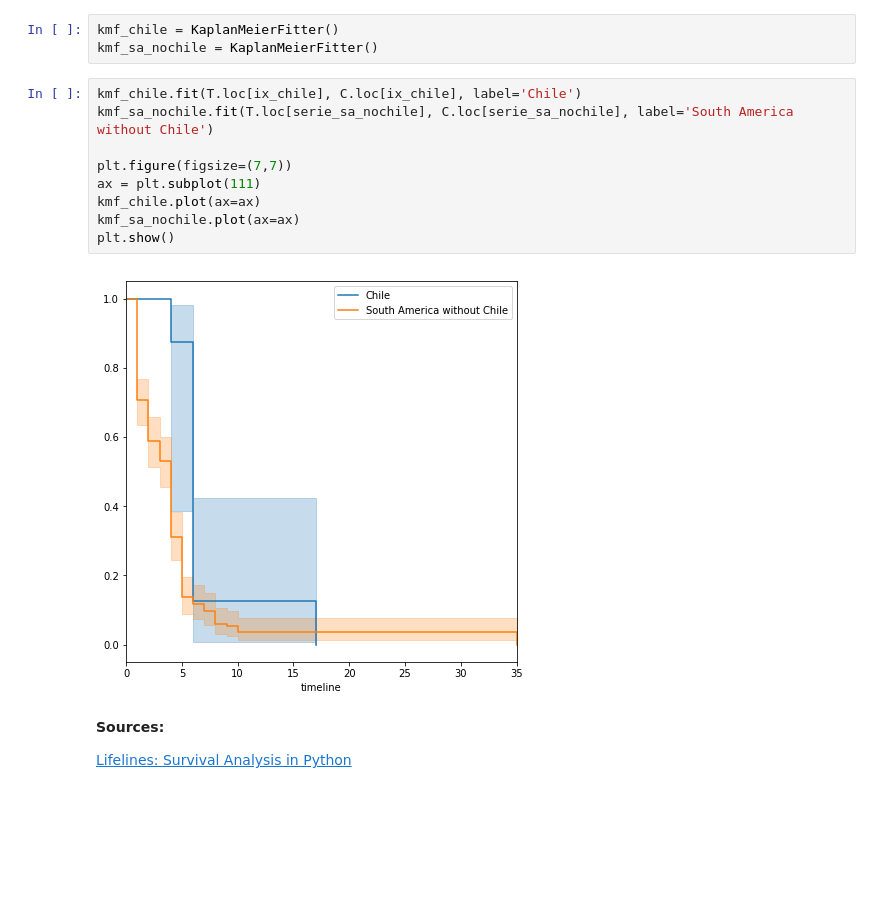
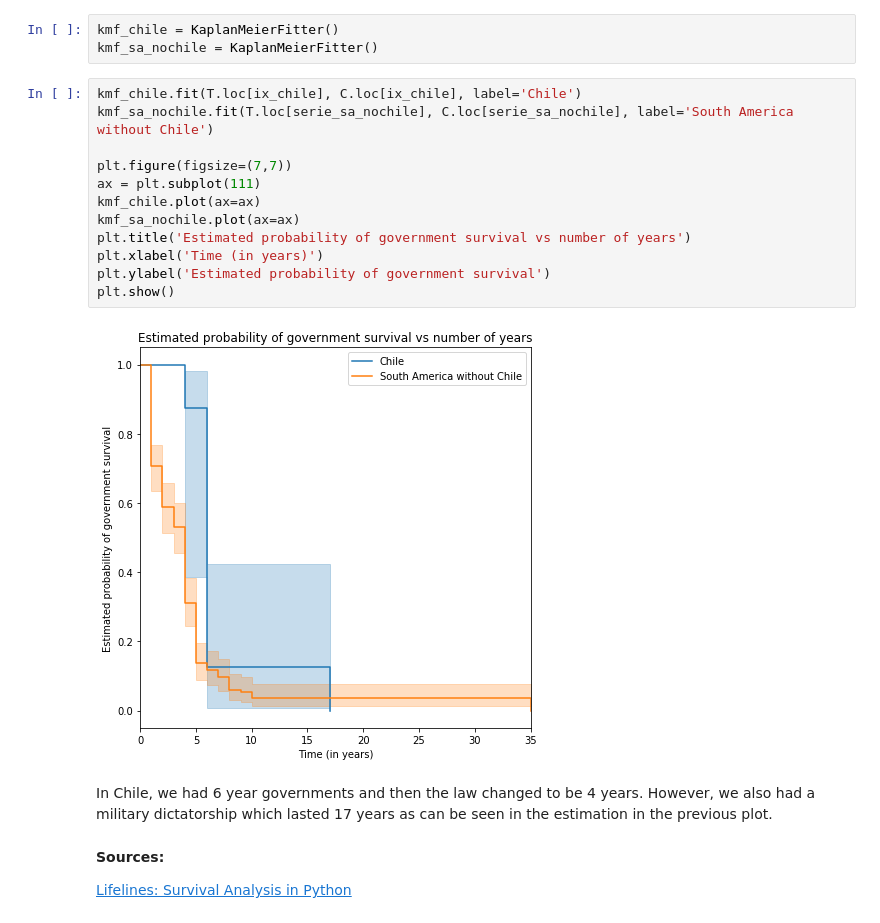
Before and after one commit to alonsosilvaallende/Survival_Analysis, a Jupyter notebook: Democracy_and_Dictatorship.ipynb, the cells around one changed output. Drawn from its saved outputs; the diff is of its cells as text; blank space fills up the shorter version.

```diff
--- a/Democracy_and_Dictatorship.ipynb
+++ b/Democracy_and_Dictatorship.ipynb
@@ -186,14 +225,19 @@ kmf_sa_nochile = KaplanMeierFitter()
 # %%
 kmf_chile.fit(T.loc[ix_chile], C.loc[ix_chile], label='Chile')
 kmf_sa_nochile.fit(T.loc[serie_sa_nochile], C.loc[serie_sa_nochile], label='South America without Chile')
 
 plt.figure(figsize=(7,7))
 ax = plt.subplot(111)
 kmf_chile.plot(ax=ax)
 kmf_sa_nochile.plot(ax=ax)
+plt.title('Estimated probability of government survival vs number of years')
+plt.xlabel('Time (in years)')
+plt.ylabel('Estimated probability of government survival')
 plt.show()
 # %% [output]
-[figure, old version]
+[figure, new version]
+# %% [markdown]
+In Chile, we had 6 year governments and then the law changed to be 4 years. However, we also had a military dictatorship which lasted 17 years as can be seen in the estimation in the previous plot.
 # %% [markdown]
 **Sources:**
 
```
Also changed, not shown: parts of 21 cells of this notebook.
